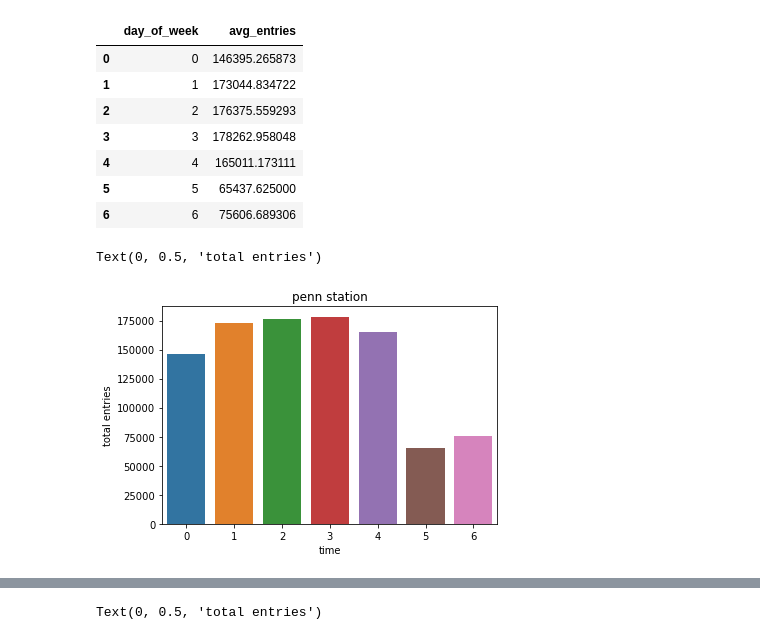
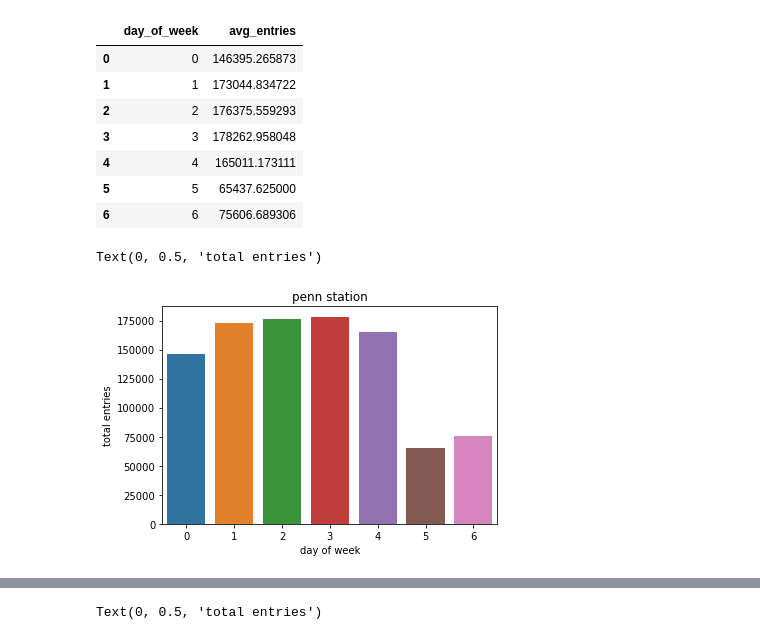
Before and after one commit to abarela13/onl_ds5_project_1, a Jupyter notebook: penn_station_data.ipynb, the cells around one changed output, grey strips where cells are left out. Drawn from its saved outputs; the diff is of its cells as text; code cells hidden in the pictures.

```diff
--- a/penn_station_data.ipynb
+++ b/penn_station_data.ipynb
@@ -194,12 +194,12 @@ penn_total_byweek
 # %%
 # Barplot showing entries of the hour in a day
 ax = sns.barplot(x='day_of_week', y= 'avg_entries', data = penn_total_byweek)
 ax.set_title('penn station')
-ax.set_xlabel('time')
+ax.set_xlabel('day of week')
 ax.set_ylabel('total entries')
 # %% [output]
 Text(0, 0.5, 'total entries')
-[figure, old version]
+[figure, new version]
 # %%
 # weekday/weekend
 penn_weekday = penn_filter2[penn_filter2['day_of_week'] < 5]
```
Also changed, not shown: parts of 2 cells of this notebook, 1 other file.
